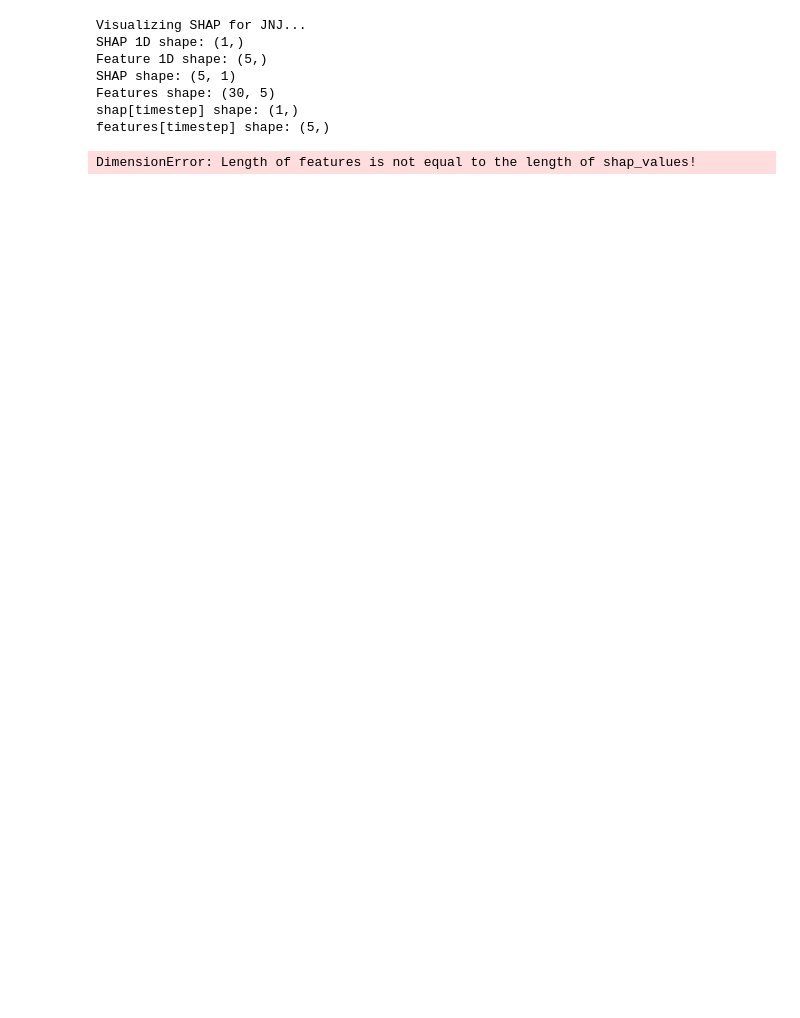
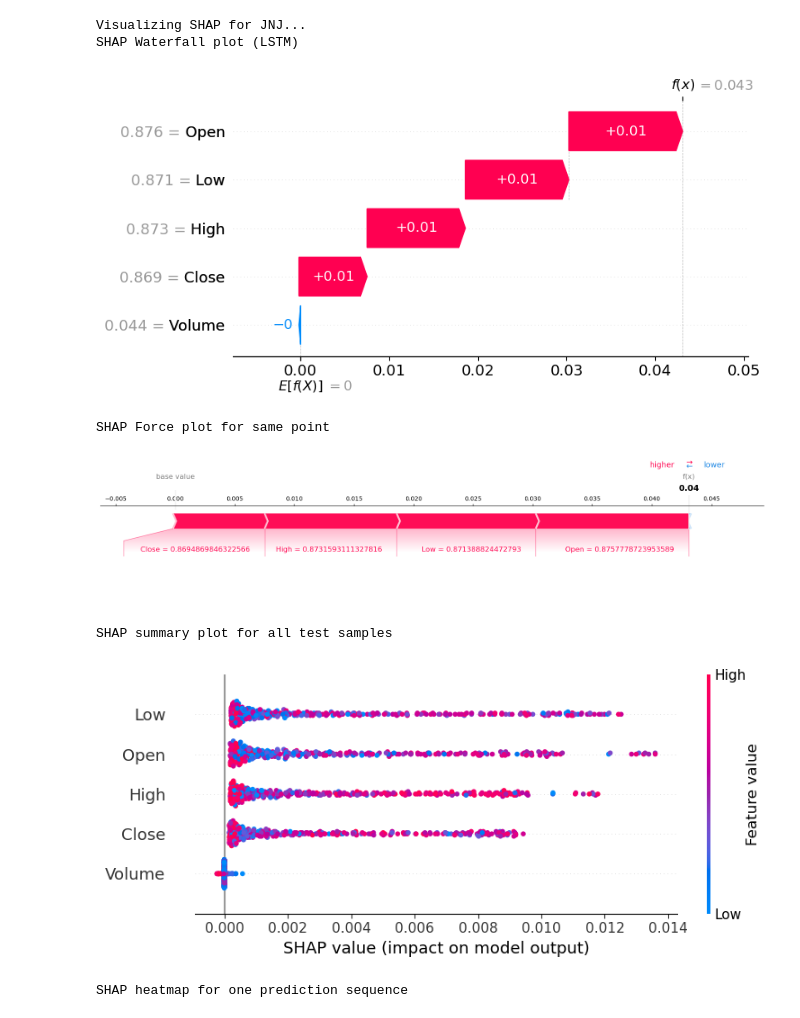
Before and after one commit to av-rf/IBEOR_thesis, a Jupyter notebook: LSTM_TensorFlow.ipynb, the cells around one changed output. Cells and saved outputs as stored; diff of their text form; code cells hidden in the pictures; blank space fills up the shorter version.

Commit message:
Started WindowSHAP

```diff
--- a/LSTM_TensorFlow.ipynb
+++ b/LSTM_TensorFlow.ipynb
@@ -88,12 +92,16 @@ Data prep complete.
 ## Build and train LSTM models
 
 # Build LSTM model
+
 def build_model(n_input_shape):
-    model = Sequential()
-    model.add(LSTM(n_nodes, input_shape=n_input_shape, dropout=dropout_rate,
-        recurrent_dropout=recurrent_dropout_rate))
-    model.add(Dense(1)) # No sigmoid activation, as we are predicting a continuous value
-    model.compile(loss='mse', optimizer='adam', metrics=['mae']) # MSE instead of binary_crossentropy and MAE instead of accuracy, "
+    input_layer = Input(shape=n_input_shape)
+    identity = Lambda(lambda x: x)(input_layer)
+
+    lstm_out = LSTM(n_nodes, dropout=dropout_rate, recurrent_dropout=recurrent_dropout_rate)(identity)
+    output = Dense(1)(lstm_out)
+
+    model = Model(inputs=input_layer, outputs=output)
+    model.compile(loss='mse', optimizer='adam', metrics=['mae'])
     return model
 
 # Build sequences
@@ -269,69 +294,75 @@ shap.initjs()
 for ticker in tickers_list:
     print(f"\nVisualizing SHAP for {ticker}...")
 
-    # Get SHAP values and input features
-    shap_vals = shap_values[ticker]                          # shape: (samples, timesteps, features)
-    X_test = X_test_sets[ticker]                             # same shape as shap_vals
-    feature_names = scaled_data_map[ticker].columns.tolist() # ['Open', 'Close', ...]
+    # Load data
+    X_test = X_test_sets[ticker]
+    shap_vals = shap_values[ticker]  # shape: (samples, timesteps, features)
+    feature_names = included_features  # ['Open', 'Close', 'High', 'Low', 'Volume']
 
-    # Force plot for one timestep in one sample
+    # --- Waterfall plot for last timestep of a sample ---
+    print("SHAP Waterfall plot (LSTM)")
+
     sample_idx = 0
     timestep = -1  # Last timestep
 
-    sample_shap = shap_vals[sample_idx]       # shape: (seq_length, num_features)
-    sample_features = X_test[sample_idx]      # shape: (seq_length, num_features)
+    # Get 1D SHAP and feature values for this point
+    shap_1d = shap_vals[sample_idx][timestep]       # shape: (features,)
+    features_1d = X_test[sample_idx][timestep]       # shape: (features,)
 
-    shap_1d = sample_shap[timestep]           # shape: (num_features,)
-    features_1d = sample_features[timestep]   # shape: (num_features,)
+    # Wrap into a SHAP Explanation object to use with waterfall plot
+    expl = shap.Explanation(
+        values=shap_1d,
+        base_values=0,  # optional: set to your model's base prediction if known
+        data=features_1d,
+        feature_names=feature_names
+    )
 
-    # Sanity check
-    print("SHAP 1D shape:", shap_1d.shape)
-    print("Feature 1D shape:", features_1d.shape)
+    shap.plots.waterfall(expl, max_display=len(feature_names))
 
-    print("SHAP shape:", sample_shap.shape)
-    print("Features shape:", sample_features.shape)
-    print("shap[timestep] shape:", sample_shap[timestep].shape)
-    print("features[timestep] shape:", sample_features[timestep].shape)
+    # --- Force plot for same timestep ---
+    print("SHAP Force plot for same point")
 
     shap.force_plot(
-        base_value=0,                         # use model prediction mean if needed
+        base_value=0,
         shap_values=shap_1d,
         features=features_1d,
         feature_names=feature_names,
         matplotlib=True
     )
 
-    # --- SHAP summary plot (averaged across all samples and timesteps) ---
-    print("Summary plot for all test samples")
+    # --- SHAP Summary plot for all test samples ---
+    print("SHAP summary plot for all test samples")
+    num_samples = shap_vals.shape[0]
+
     shap.summary_plot(
         shap_vals.reshape(-1, shap_vals.shape[-1]),
-        features=X_test.reshape(-1, X_test.shape[-1]),
+        features=X_test[:num_samples].reshape(-1, X_test.shape[-1]),
         feature_names=feature_names
     )
 
-    # --- Heatmap of SHAP values over time for a single sample ---
-    print("SHAP heatmap over time for one prediction sequence")
+    # --- SHAP Heatmap over time for one sequence ---
+    print("SHAP heatmap for one prediction sequence")
 
     plt.figure(figsize=(10, 5))
     sns.heatmap(
-        sample_shap.T,
+        shap_vals[sample_idx].T,
         xticklabels=True,
         yticklabels=feature_names,
         cmap='coolwarm',
         center=0
     )
     plt.title(f'SHAP Values over Time for {ticker} (Sample {sample_idx})')
     plt.xlabel('Time Step')
     plt.ylabel('Feature')
     plt.tight_layout()
     plt.show()
 # %% [output]
 [interactive output not drawn]
 Visualizing SHAP for JNJ...
-SHAP 1D shape: (1,)
-Feature 1D shape: (5,)
-SHAP shape: (5, 1)
-Features shape: (30, 5)
-shap[timestep] shape: (1,)
-features[timestep] shape: (5,)
+SHAP Waterfall plot (LSTM)
+[figure, added]
-DimensionError: Length of features is not equal to the length of shap_values!
+SHAP Force plot for same point
+[figure, added]
+SHAP summary plot for all test samples
+[figure, added]
+SHAP heatmap for one prediction sequence
```
Also changed, not shown: parts of 7 cells of this notebook.
